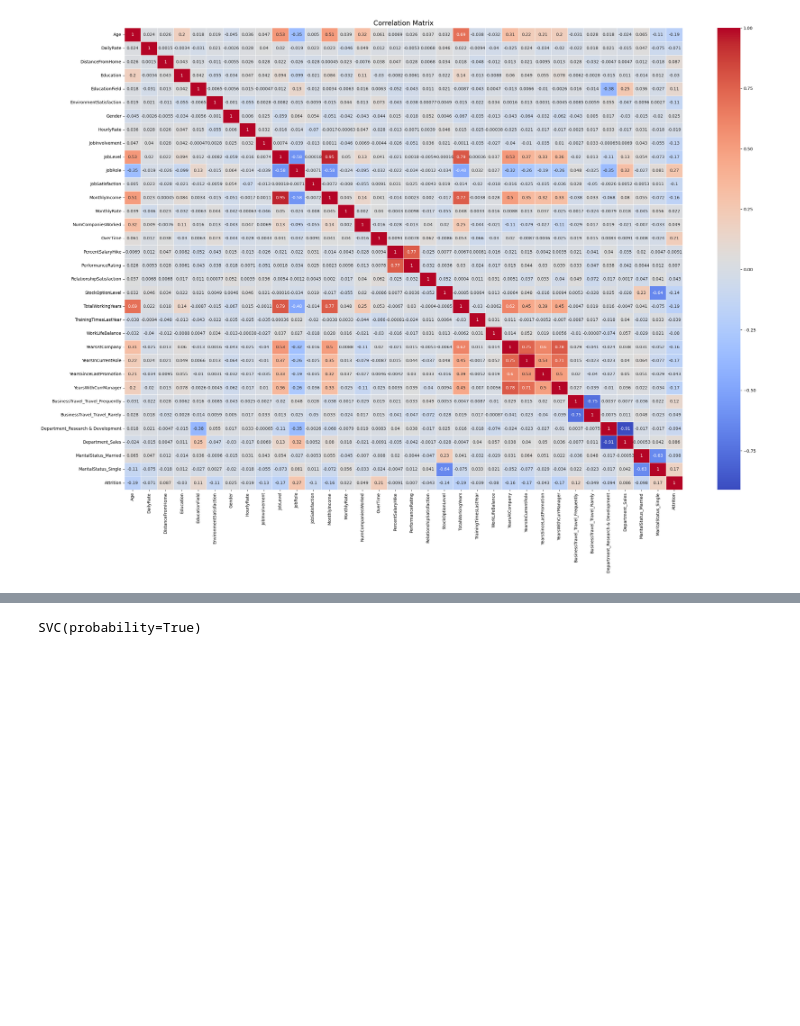
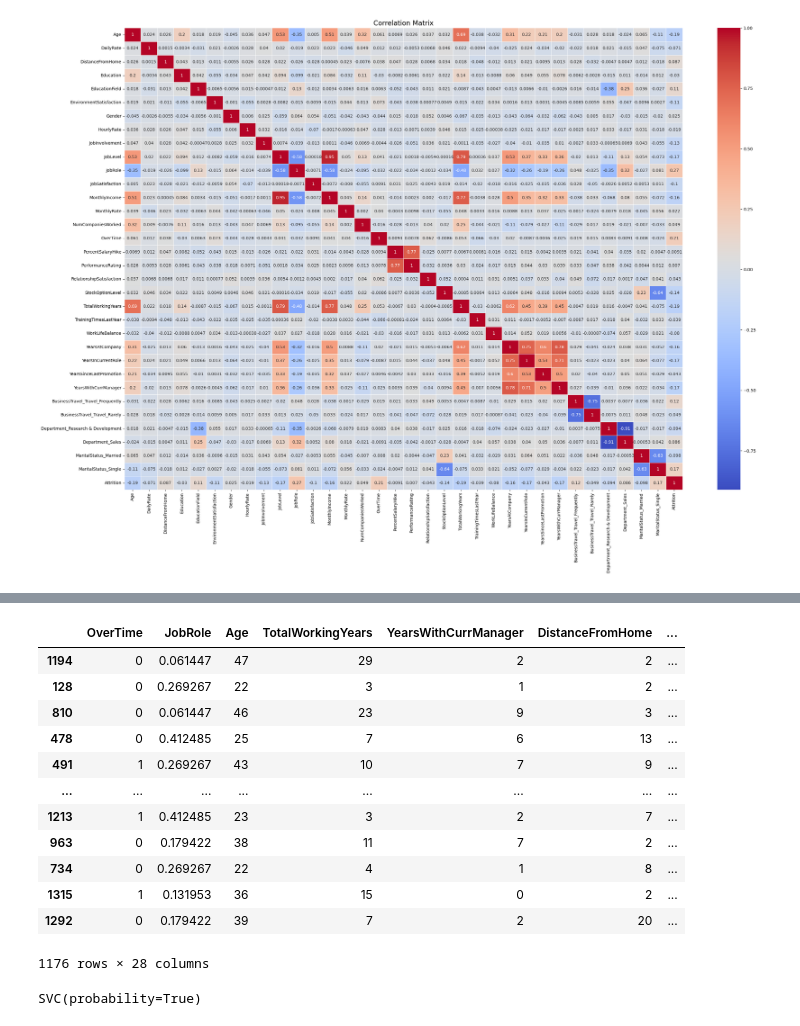
Before and after one commit to mohsinkhalid122/EmployeeAttrition, a Jupyter notebook: EmployeeAttrition.ipynb, the cells around one changed output, grey strips where cells are left out. Drawn from its saved outputs; the diff is of its cells as text; code cells hidden in the pictures; blank space fills up the shorter version.

Commit message:
Printed selected variables

```diff
--- a/EmployeeAttrition.ipynb
+++ b/EmployeeAttrition.ipynb
@@ -202,3 +202,20 @@ For 27 variables FPR is  35.699999999999996
+# %%
+#View selected variables
+train
+# %% [output]
+|  | OverTime | JobRole | Age | TotalWorkingYears | YearsWithCurrManager | DistanceFromHome | ... |
+| 1194 | 0 | 0.061447 | 47 | 29 | 2 | 2 | ... |
+| 128 | 0 | 0.269267 | 22 | 3 | 1 | 2 | ... |
+| 810 | 0 | 0.061447 | 46 | 23 | 9 | 3 | ... |
+| 478 | 0 | 0.412485 | 25 | 7 | 6 | 13 | ... |
+| 491 | 1 | 0.269267 | 43 | 10 | 7 | 9 | ... |
+| ... | ... | ... | ... | ... | ... | ... | ... |
+| 1213 | 1 | 0.412485 | 23 | 3 | 2 | 7 | ... |
+| 963 | 0 | 0.179422 | 38 | 11 | 7 | 2 | ... |
+| 734 | 0 | 0.269267 | 22 | 4 | 1 | 8 | ... |
+| 1315 | 1 | 0.131953 | 36 | 15 | 0 | 2 | ... |
+| 1292 | 0 | 0.179422 | 39 | 7 | 2 | 20 | ... |
+1176 rows × 28 columns
 # %%
 #Split target arrays
 y_train = train['Attrition']
```
Also changed, not shown: parts of 2 cells of this notebook, 1 other file.
